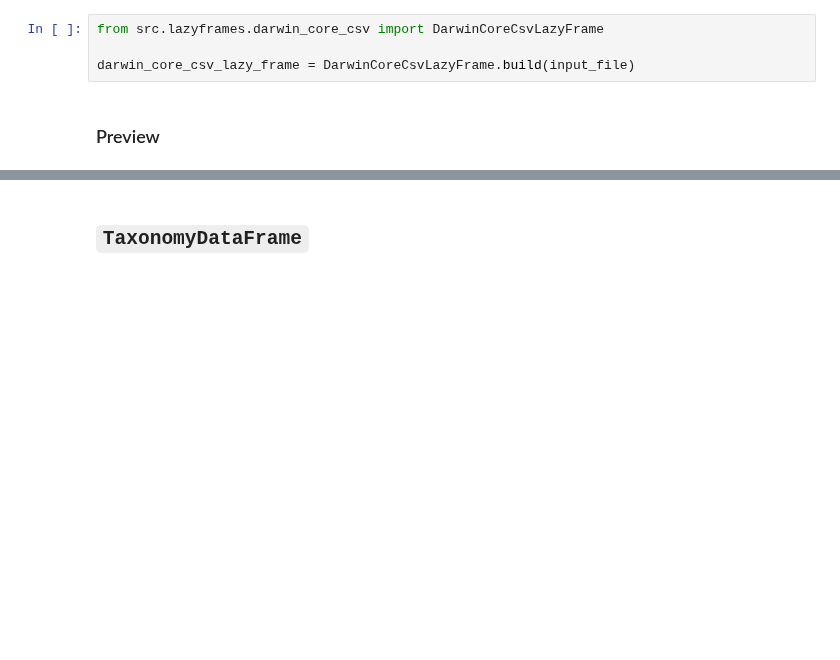
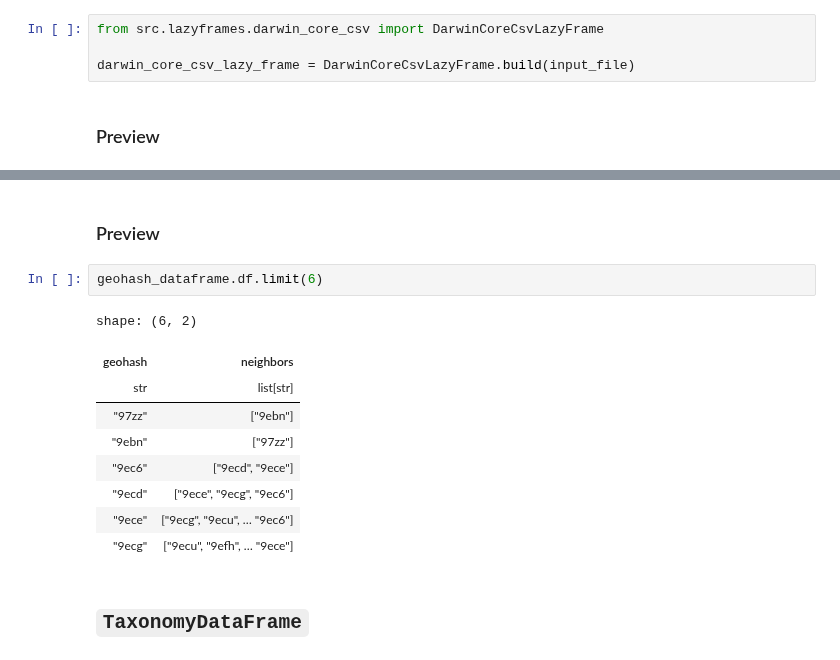
Before and after one commit to frewsxcv/citizen-science-bioregionalization, a Jupyter notebook: Workspace.ipynb, the cells around one changed output, grey strips where cells are left out. Cells and saved outputs as stored; diff of their text form; blank space fills up the shorter version.

```diff
--- a/Workspace.ipynb
+++ b/Workspace.ipynb
@@ -45,3 +56,17 @@ shape: (3, 50)
+# %% [markdown]
+### Preview
+# %%
+geohash_dataframe.df.limit(6)
+# %% [output]
+shape: (6, 2)
+| geohash | neighbors |
+| str | list[str] |
+| "97zz" | ["9ebn"] |
+| "9ebn" | ["97zz"] |
+| "9ec6" | ["9ecd", "9ece"] |
+| "9ecd" | ["9ece", "9ecg", "9ec6"] |
+| "9ece" | ["9ecg", "9ecu", … "9ec6"] |
+| "9ecg" | ["9ecu", "9efh", … "9ece"] |
 # %% [markdown]
 ## `TaxonomyDataFrame`
 # %% [markdown]
```
Also changed, not shown: parts of 18 cells of this notebook, 2 other files.
